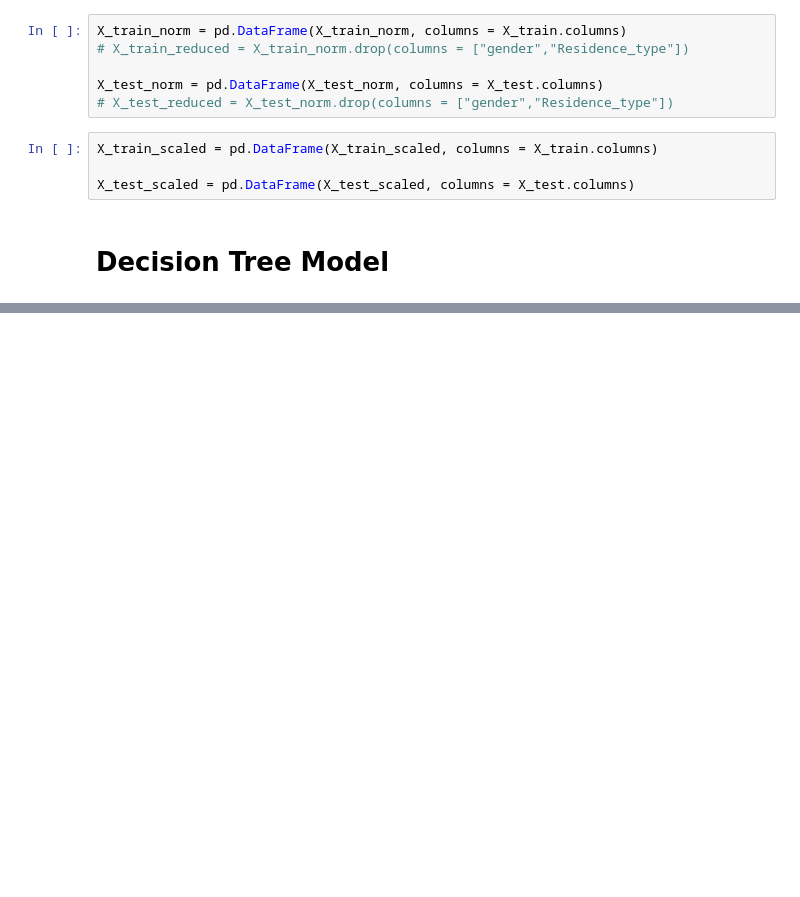
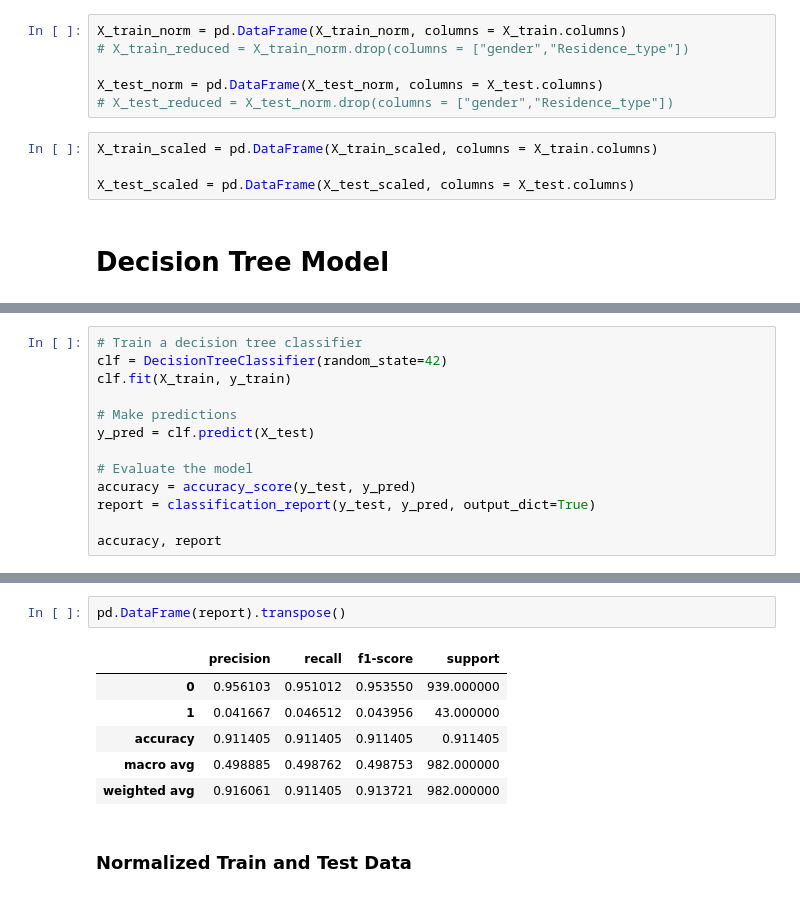
Before and after one commit to mahshid1373/ML_Project, a Jupyter notebook: DecisionTree.ipynb, the cells around one changed output, grey strips where cells are left out. Cells and saved outputs as stored; diff of their text form; blank space fills up the shorter version.

```diff
--- a/DecisionTree.ipynb
+++ b/DecisionTree.ipynb
@@ -302,0 +308,13 @@ X_test_scaled = pd.DataFrame(X_test_scaled, columns = X_test.columns)
+# %%
+# Train a decision tree classifier
+clf = DecisionTreeClassifier(random_state=42)
+clf.fit(X_train, y_train)
+
+# Make predictions
+y_pred = clf.predict(X_test)
+
+# Evaluate the model
+accuracy = accuracy_score(y_test, y_pred)
+report = classification_report(y_test, y_pred, output_dict=True)
+
+accuracy, report
@@ -302,0 +340,11 @@ X_test_scaled = pd.DataFrame(X_test_scaled, columns = X_test.columns)
+# %%
+pd.DataFrame(report).transpose()
+# %% [output]
+|  | precision | recall | f1-score | support |
+| 0 | 0.956103 | 0.951012 | 0.953550 | 939.000000 |
+| 1 | 0.041667 | 0.046512 | 0.043956 | 43.000000 |
+| accuracy | 0.911405 | 0.911405 | 0.911405 | 0.911405 |
+| macro avg | 0.498885 | 0.498762 | 0.498753 | 982.000000 |
+| weighted avg | 0.916061 | 0.911405 | 0.913721 | 982.000000 |
+# %% [markdown]
+### Normalized Train and Test Data
```
Also changed, not shown: parts of 4 cells of this notebook, 1 other file.
